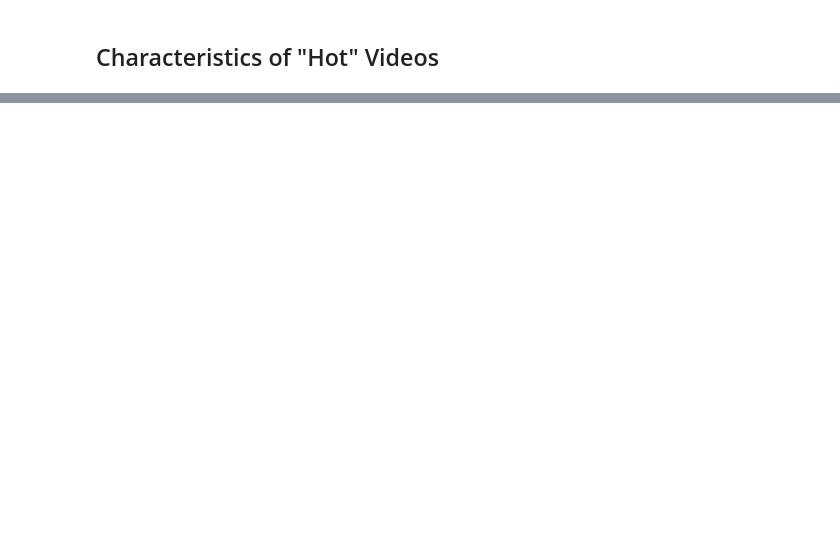
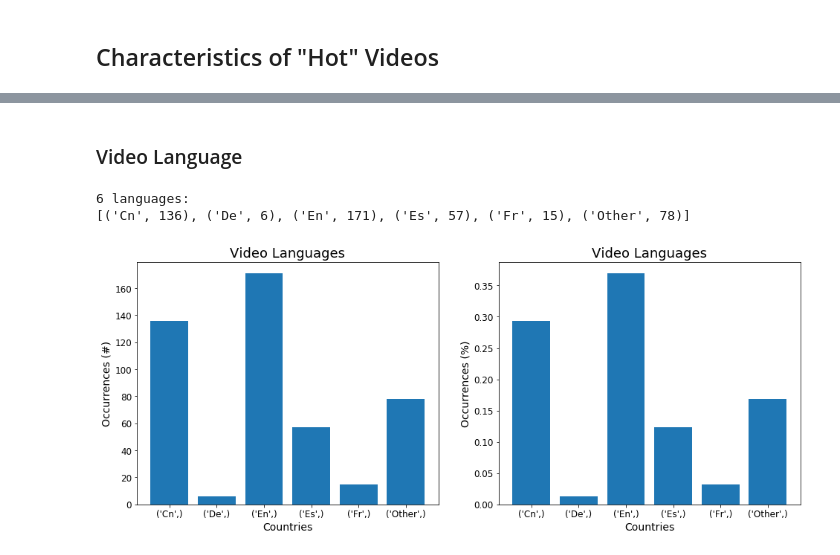
Before and after one commit to jordaninturrisi/Amazon_AWS_Research_Scientist_Challenge, a Jupyter notebook: Question2.ipynb, the cells around one changed output, grey strips where cells are left out. Saved outputs shown, nothing was run; the diff lists cells and outputs as text; code cells hidden in the pictures; blank space fills up the shorter version.

```diff
--- a/Question2.ipynb
+++ b/Question2.ipynb
@@ -185,0 +212,34 @@ plt.hist(video_features['video_length'][hot_idx])
+# %% [markdown]
+### Video Language
+# %%
+languages, language_counts = np.unique(video_features['video_language'][hot_idx], return_counts=True)
+languages = np.concatenate((np.expand_dims(languages, axis=1), np.expand_dims(language_counts, axis=1)), axis=1)
+
+print('%d languages:' % languages.shape[0])
+print([lang for lang in zip(languages[:,0], languages[:,1])])
+
+# Plot
+plt.figure(figsize=(16,6))
+plt.subplot(1,2,1)
+plt.bar(range(languages.shape[0]), languages[:,1], tick_label=[str(lang) for lang in zip(languages[:,0])])
+plt.title('Video Languages', fontsize=18)
+plt.xlabel('Countries', fontsize=14)
+plt.ylabel('Occurrences (#)', fontsize=14)
+plt.xticks(fontsize=12)
+plt.yticks(fontsize=12)
+
+languages_norm = languages
+languages_norm[:,1] = languages[:,1] / len(hot_idx)
+
+plt.subplot(1,2,2)
+plt.bar(range(languages.shape[0]), languages_norm[:,1], tick_label=[str(lang) for lang in zip(languages_norm[:,0])])
+plt.title('Video Languages', fontsize=18)
+plt.xlabel('Countries', fontsize=14)
+plt.ylabel('Occurrences (%)', fontsize=14)
+plt.xticks(fontsize=12)
+plt.yticks(fontsize=12)
+plt.show()
+# %% [output]
+6 languages:
+[('Cn', 136), ('De', 6), ('En', 171), ('Es', 57), ('Fr', 15), ('Other', 78)]
+[figure, added]
```
Also changed, not shown: parts of 21 cells of this notebook, 5 other files.
